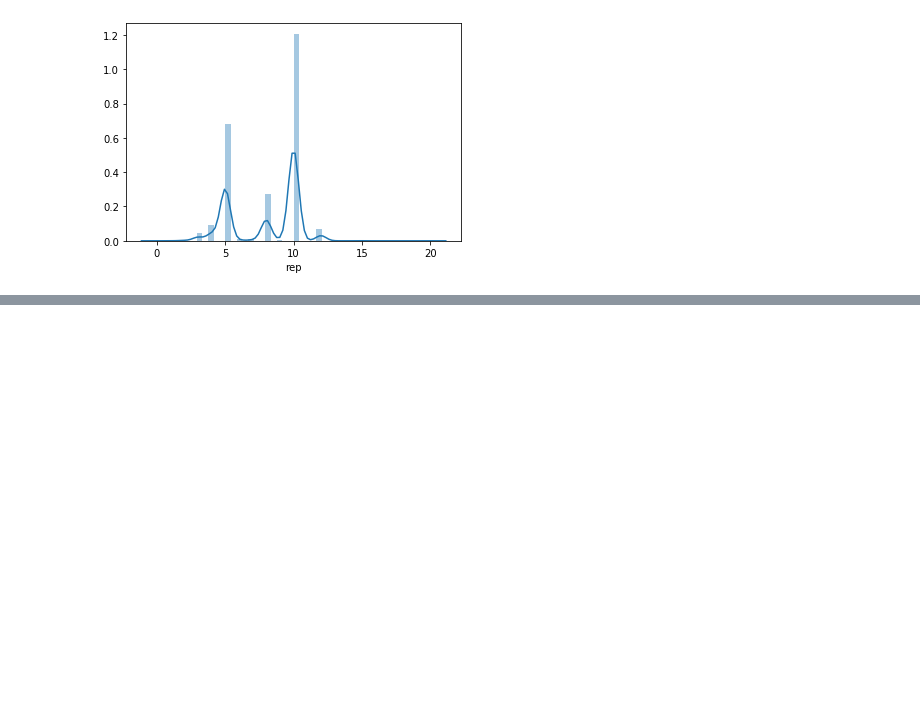
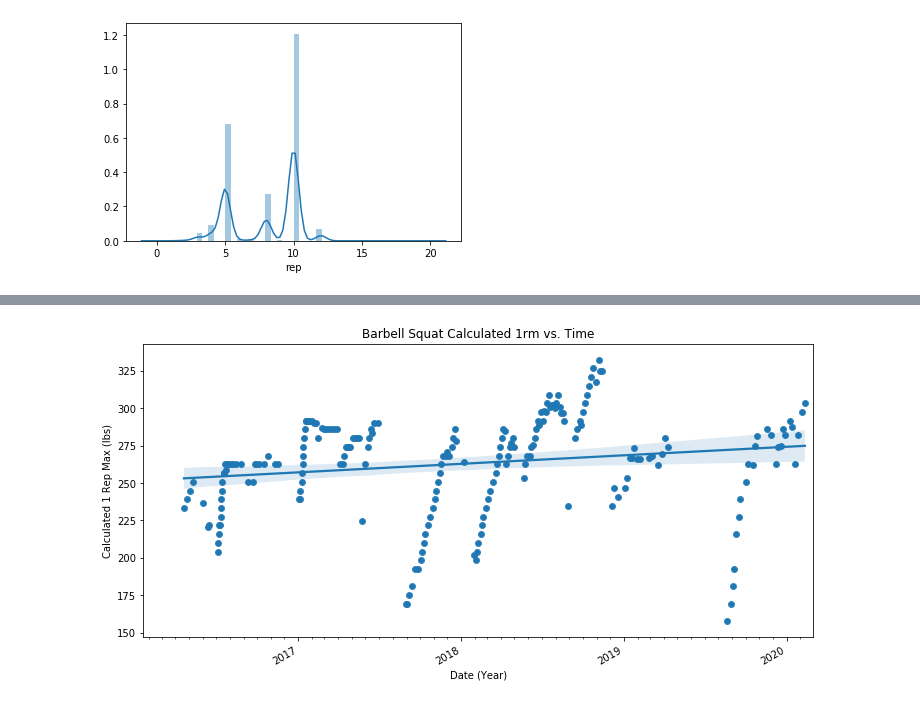
Before and after one commit to Clee2691/DS_Projects, a Jupyter notebook: DSProjects/workout/workout_exploratory.ipynb, the cells around one changed output, grey strips where cells are left out. Saved outputs shown, nothing was run; the diff lists cells and outputs as text; code cells hidden in the pictures; blank space fills up the shorter version.

```diff
--- a/DSProjects/workout/workout_exploratory.ipynb
+++ b/DSProjects/workout/workout_exploratory.ipynb
@@ -151,4 +200,2 @@ Text(0, 0.5, 'Calculated 1 Rep Max')
 # %%
-df_squat = df[df['exercise_name'] == 'Barbell Squat']
+df_squat_mean = df_ind_exercise(df, 'Barbell Squat')
-# %%
-df_squat_mean = df_squat.groupby('date')['1rm'].mean()
@@ -159,0 +211,34 @@ sns.scatterplot(df_squat_mean.index, df_squat_mean.values)
+# %%
+def exercise_plotter(df, exercise_name):
+    """
+    Plots desired exercise over time
+
+    Arguments: data frame, name of exercise
+
+    Returns: N/A
+    """
+    df_first_day = df['date'].iloc[0]
+    datemin = df_first_day.replace(month = 1)
+
+    df_last_day = df['date'].iloc[-1]
+    datemax = df_last_day.replace(month=df_last_day.month, day=calendar.monthrange(df_last_day.year, df_last_day.month)[1])
+
+    fig, ax = plt.subplots(figsize=(12,6))
+
+    sns.scatterplot(df['date'], df['1rm'])
+    sns.regplot(df['date_ord'], df['1rm'])
+
+    ax.xaxis.set_major_locator(mdates.YearLocator())
+    ax.xaxis.set_minor_locator(mdates.MonthLocator())
+    ax.xaxis.set_major_formatter(mdates.DateFormatter('%Y'))
+    ax.set_xlim(datemin, datemax)
+
+    fig.autofmt_xdate()
+
+    plt.title(exercise_name + ' Calculated 1rm vs. Time')
+    plt.xlabel('Date (Year)')
+    plt.ylabel('Calculated 1 Rep Max (lbs)')
+# %%
+exercise_plotter(df_squat_mean, 'Barbell Squat')
+# %% [output]
+[figure, added]
```
Also changed, not shown: parts of 23 cells of this notebook.
